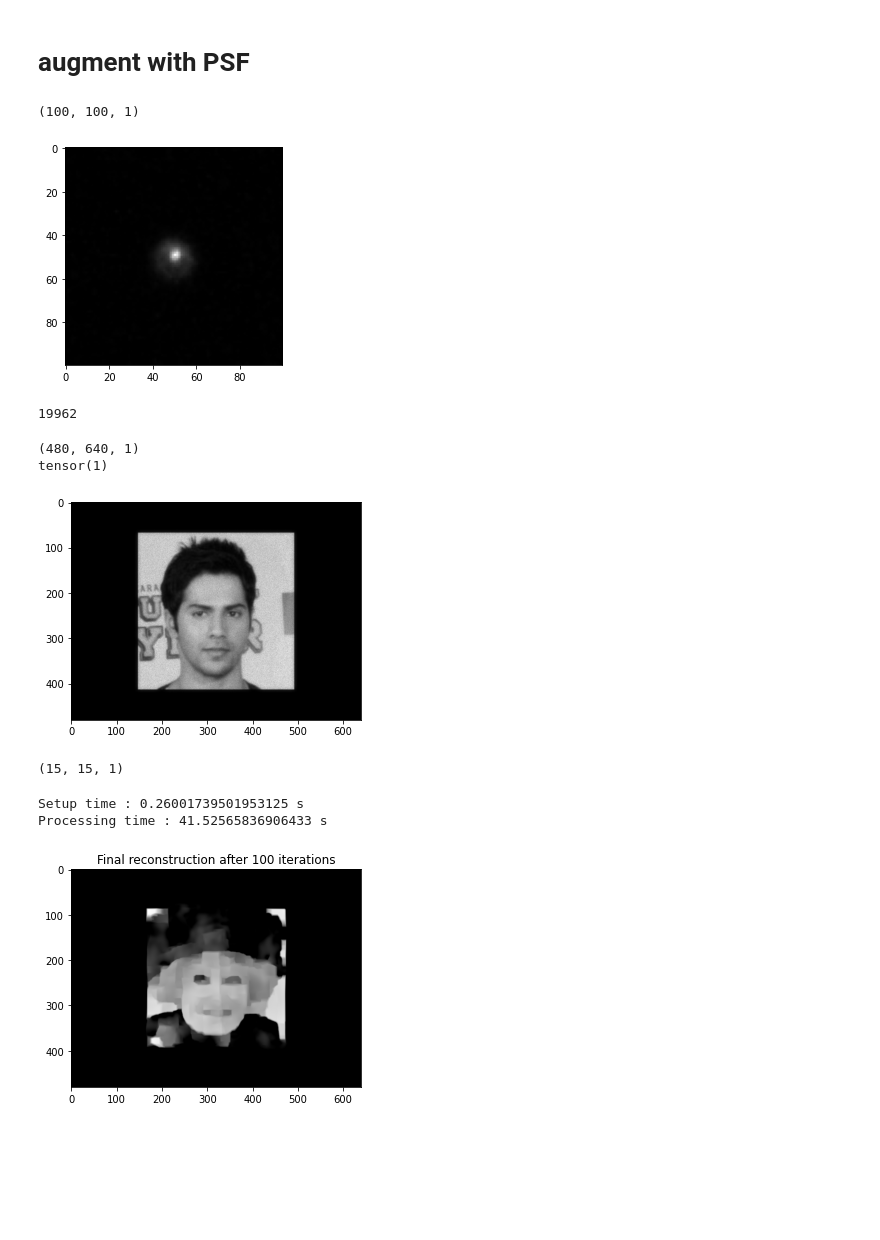
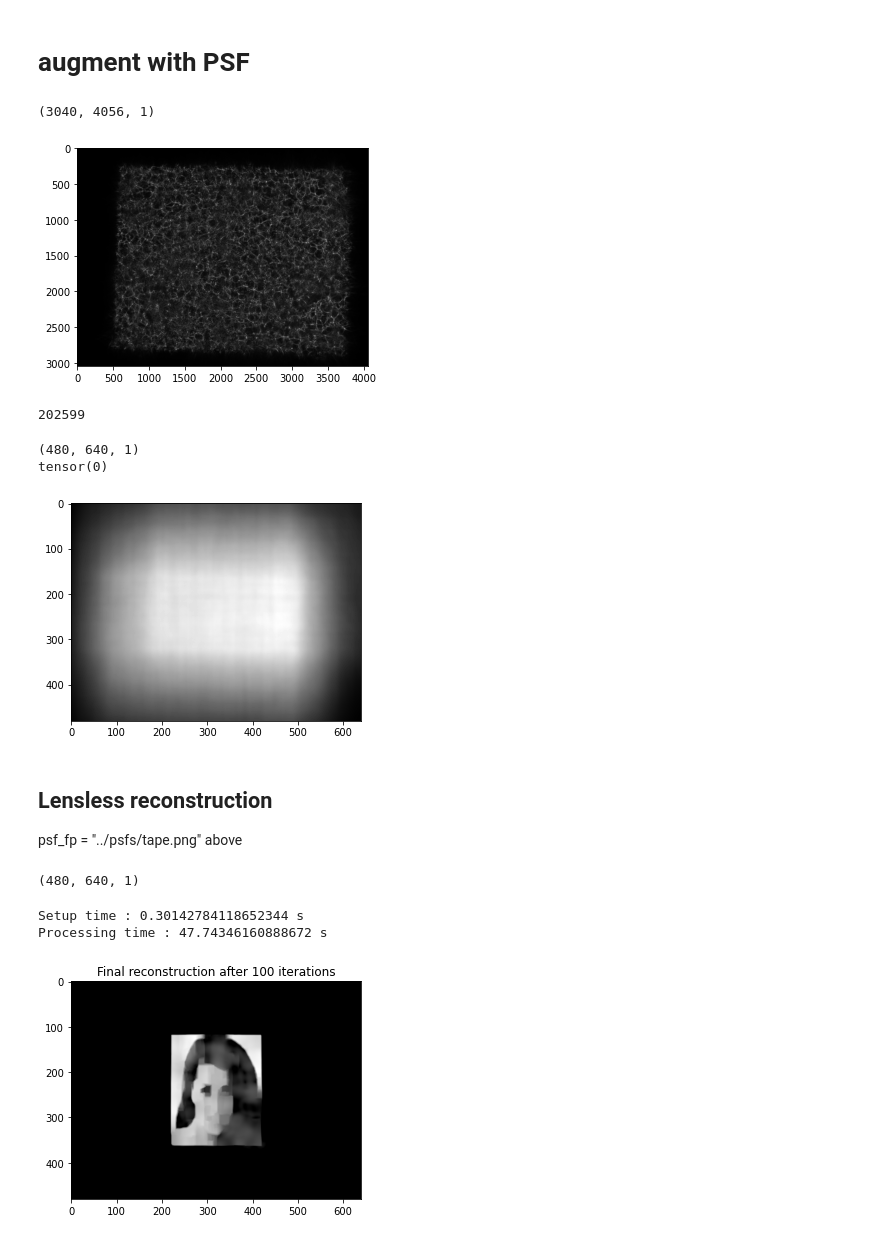
Before and after one commit to ebezzam/LenslessClassification, a Jupyter notebook: notebooks/explore_celeba.ipynb, the cells around one changed output. Cells and saved outputs as stored; diff of their text form; code cells hidden in the pictures; blank space fills up the shorter version.

```diff
--- a/notebooks/explore_celeba.ipynb
+++ b/notebooks/explore_celeba.ipynb
@@ -37,5 +37,8 @@ Unfortunately using PyTorch utilities for download CelebA crashes due to the hug
 2. Unzipping the files.
 3. Creating a folder called `celeba` which has the files listed in the [source code](https://github.com/pytorch/vision/blob/e0467c64e337c0d1140a9f9a70a413b7268231f4/torchvision/datasets/celeba.py#L47) of PyTorch's CelebA wrapper. Note that you can find `"img_align_celeba.zip"` inside the `Img` folder.
 4. You can use the `torchvision.datasets.CelebA` wrapper by providing the folder where `celeb` lies (as shown below).
+# %%
+CELEBA_ROOT_DIR = "../data"
+CELEBA_ROOT_DIR = "/scratch"
 # %% [markdown]
 # Exploring dataset
@@ -165,26 +245,27 @@ psf_fp = "../psfs/tape.png"
 crop_psf = False
 mask2sensor = 4e-3
 
-psf_fp = "../psfs/lens.png"
-crop_psf = 100
-mask2sensor = 0.00753
+# psf_fp = "../psfs/lens.png"
+# crop_psf = 100
+# mask2sensor = 0.00753
 
 output_dim = (480, 640)
 noise_type = "speckle"
+# noise_type = False
 snr = 40
 
-
 down_psf = 1
-object_height = 0.18
+object_height = 0.27
 grayscale = True
 single_psf = False
+
 scene2mask = 40e-2
+scene2mask = 55e-2
 
-device = "cpu"
+device_conv = "cuda:1"
+# device_conv = "cpu"
 
-pixel_size = np.array([1.55e-6, 1.55e-6])
-sensor_shape = np.array([3040, 4056])
-sensor_size = pixel_size * sensor_shape
+sensor = "rpi_hq"
 attribute = "Male"
 
 ds_aug = CelebAPropagated(
@@ -194,15 +275,15 @@ ds_aug = CelebAPropagated(
     output_dim=output_dim,
     scene2mask=scene2mask,
     mask2sensor=mask2sensor,
-    sensor_size=sensor_size,
+    sensor=sensor,
     object_height=object_height,
-    device=device,
+    device_conv=device_conv,
     crop_psf=crop_psf,
     grayscale=grayscale,
     vflip=False,
-    split="test",
+    split="all",
     single_psf=single_psf,
-    root="../data",
+    root=CELEBA_ROOT_DIR,
     noise_type=noise_type,
     snr=snr
 )
@@ -212,27 +293,31 @@ psf_data = ds_aug.psf.cpu().clone().numpy().transpose(1, 2, 0)
 print(psf_data.shape)
 ax = plot_image(psf_data, gamma=2.2);
 # %% [output]
-(100, 100, 1)
+(3040, 4056, 1)
-[figure, old version]
+[figure, new version]
 # %%
 len(ds_aug)
 # %% [output]
-19962
+202599
 # %%
 # plot simulated
-dataset_idx = 5
+dataset_idx = 10
 img, label = ds_aug[dataset_idx]
 # if grayscale:
 #     img_data = img.cpu().clone().numpy().squeeze()
 # else:
 img_data = img.cpu().clone().numpy().transpose(1, 2, 0)
 print(img_data.shape)
 print(label)
 plot_image(img_data);
 # %% [output]
 (480, 640, 1)
-tensor(1)
+tensor(0)
-[figure, old version]
+[figure, new version]
+# %% [markdown]
+## Lensless reconstruction
+
+psf_fp = "../psfs/tape.png" above
 # %%
 from lensless.util import resize
 import cv2
@@ -242,7 +327,7 @@ print(psf.shape)
 
 img_data_norm = img_data / img_data.max()
 # %% [output]
-(15, 15, 1)
+(480, 640, 1)
 # %%
 import time
 from lensless import ADMM
@@ -260,6 +345,6 @@ start_time = time.time()
 res = recon.apply(n_iter=n_iter, disp_iter=disp, gamma=gamma, plot=True)
 print(f"Processing time : {time.time() - start_time} s")
 # %% [output]
-Setup time : 0.26001739501953125 s
-Processing time : 41.52565836906433 s
+Setup time : 0.30142784118652344 s
+Processing time : 47.74346160888672 s
-[figure, old version]
+[figure, new version]
```
Also changed, not shown: parts of 21 cells of this notebook, 9 other files.
